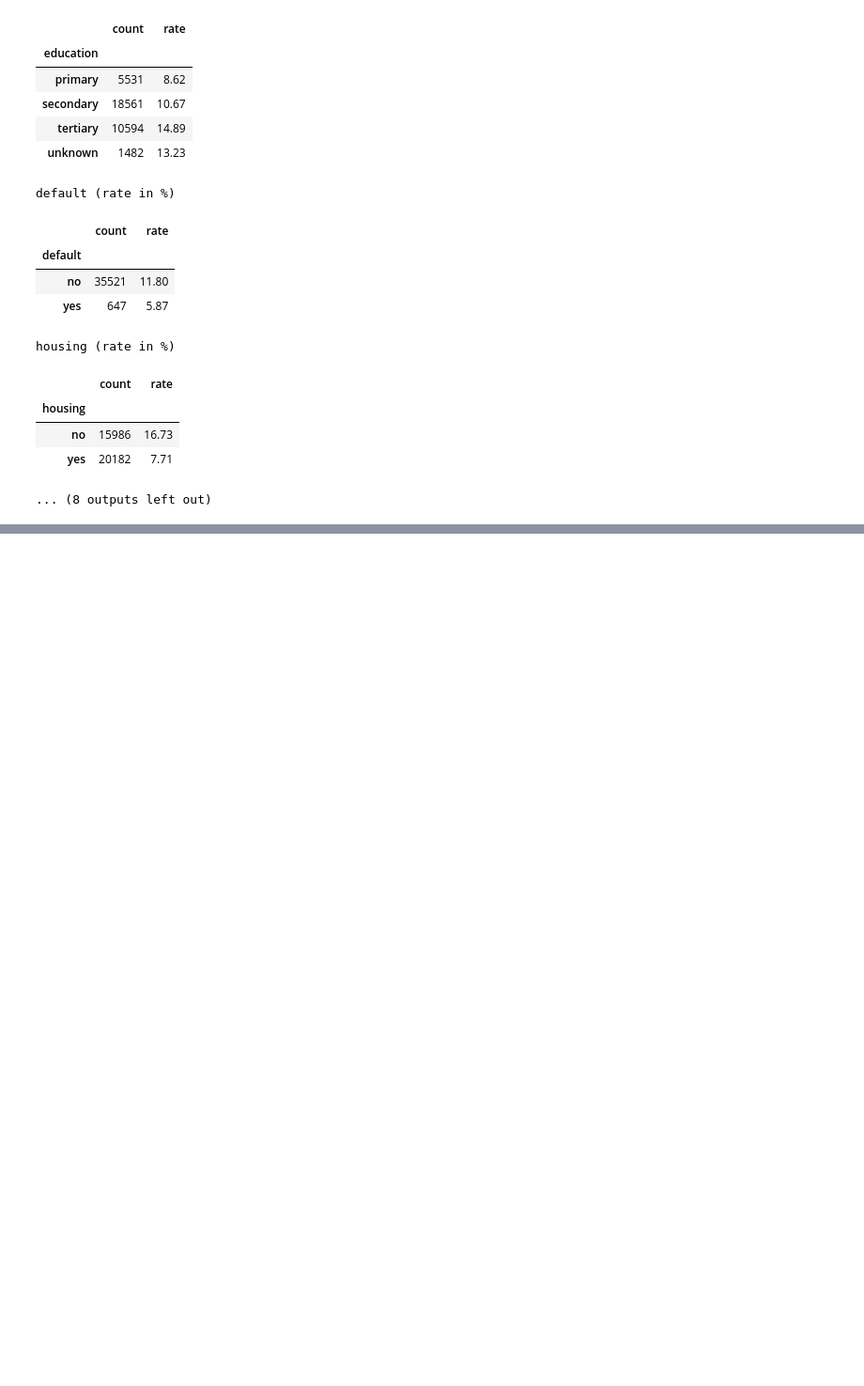
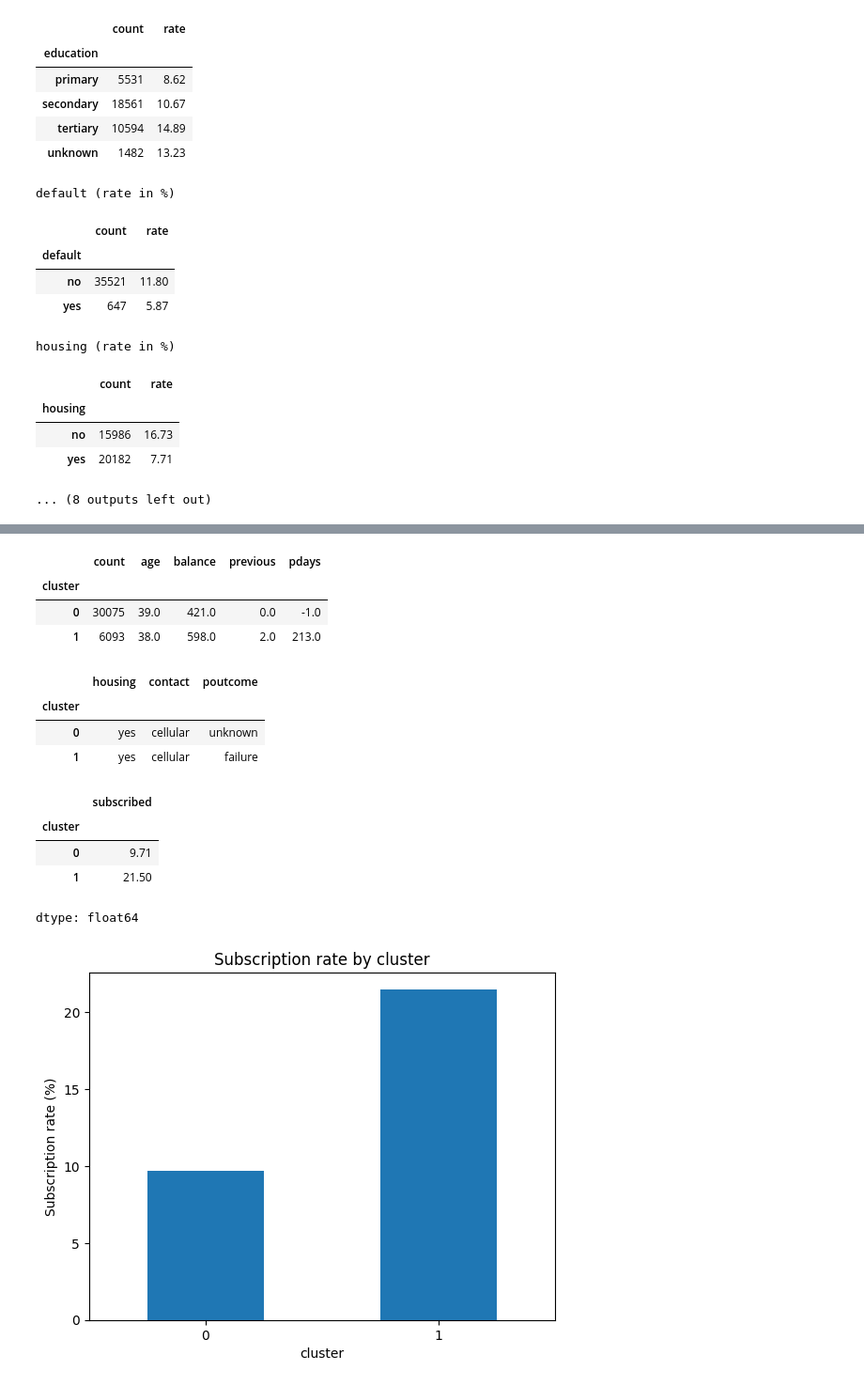
Before and after one commit to JMazatIMT/Auto-Learning-Project, a Jupyter notebook: bank_marketing.ipynb, the cells around one changed output, grey strips where cells are left out. Shown at 94% size. Cells and saved outputs as stored; diff of their text form; code cells hidden in the pictures; blank space fills up the shorter version.

```diff
--- a/bank_marketing.ipynb
+++ b/bank_marketing.ipynb
@@ -265,0 +338,29 @@ Overall, no pair of numerical features is strongly correlated. Weak or moderate
+# %%
+profiles = df_train.assign(cluster=projection["cluster"],
+                           subscribed=df_train["y"].eq(2).astype(int))
+display(profiles.groupby("cluster").agg(
+    count=("age", "size"), age=("age", "median"), balance=("balance", "median"),
+    previous=("previous", "median"), pdays=("pdays", "median")
+))
+display(profiles.groupby("cluster")[["housing", "contact", "poutcome"]].agg(
+    lambda values: values.mode().iloc[0]
+))
+rates = 100 * profiles.groupby("cluster")["subscribed"].mean()
+display(rates.round(2))
+rates.plot.bar(rot=0, title="Subscription rate by cluster", ylabel="Subscription rate (%)")
+plt.show()
+# %% [output]
+|  | count | age | balance | previous | pdays |
+| cluster |  |  |  |  |  |
+| 0 | 30075 | 39.0 | 421.0 | 0.0 | -1.0 |
+| 1 | 6093 | 38.0 | 598.0 | 2.0 | 213.0 |
+|  | housing | contact | poutcome |
+| cluster |  |  |  |
+| 0 | yes | cellular | unknown |
+| 1 | yes | cellular | failure |
+|  | subscribed |
+| cluster |  |
+| 0 | 9.71 |
+| 1 | 21.50 |
+dtype: float64
+[figure, added]
```
Also changed, not shown: parts of 14 cells of this notebook.
